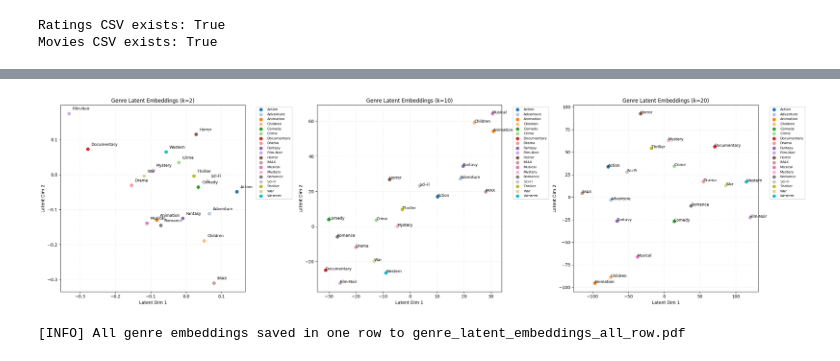
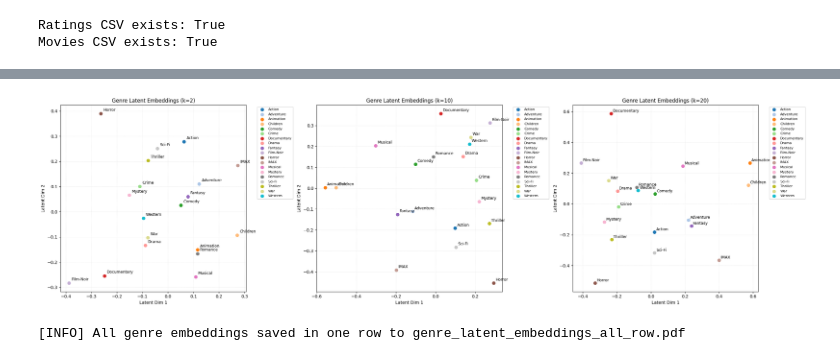
Before and after one commit to DanielAyomide-git/applied-ml-at-scale-aims2025, a Jupyter notebook: Applied_ML_at_scale.ipynb, the cells around one changed output, grey strips where cells are left out. Cells and saved outputs as stored; diff of their text form; code cells hidden in the pictures.

```diff
--- a/Applied_ML_at_scale.ipynb
+++ b/Applied_ML_at_scale.ipynb
@@ -981,5 +981,3 @@ df.load()
 # %% [output]
 Ratings CSV exists: True
 Movies CSV exists: True
-# %%
-movie_counts = np.array([len(r) for r in df.data_by_movie])
@@ -1670,15 +1377,22 @@ import pickle
 
 from sklearn.manifold import TSNE
 
+# def project_to_2d(emb_matrix):
+#     if emb_matrix.shape[1] > 2:
+#         # Use t-SNE for better separation
+#         tsne = TSNE(n_components=2, random_state=42, perplexity=5)
+#         emb_2d = tsne.fit_transform(emb_matrix)
+#     else:
+#         emb_2d = emb_matrix
+#     return emb_2d
+
+
 def project_to_2d(emb_matrix):
+    """Project embeddings to 2D using PCA"""
     if emb_matrix.shape[1] > 2:
-        # Use t-SNE for better separation
-        tsne = TSNE(n_components=2, random_state=42, perplexity=5)
-        emb_2d = tsne.fit_transform(emb_matrix)
-    else:
-        emb_2d = emb_matrix
-    return emb_2d
-
+        pca = PCA(n_components=2)
+        return pca.fit_transform(emb_matrix)
+    return emb_matrix
 # -------------------------------------------
 # CONFIG
 # -------------------------------------------
@@ -1744,6 +1458,8 @@ def plot_genre_embeddings_on_ax(model, df, movie_counts, ax, title, genres=all_g
     ax.grid(True, linestyle=":", alpha=0.4)
     ax.legend(fontsize=8, bbox_to_anchor=(1.05, 1), loc='upper left')
 
+
+
 # -------------------------------------------
 # LOAD MODELS
 # -------------------------------------------
@@ -1752,34 +1468,35 @@ model_paths = {
     10: "models/als_model_k10.pkl",
     20: "models/als_model_k20.pkl",
 }
 
 models = {}
 for k, path in model_paths.items():
     with open(path, "rb") as f:
         models[k] = pickle.load(f)
 
 # -------------------------------------------
 # CREATE FIGURE WITH 3 SUBPLOTS (ONE ROW)
 # -------------------------------------------
 fig, axes = plt.subplots(1, 3, figsize=(25, 7))  # wider to fit legend
 
 for ax, k in zip(axes, [2, 10, 20]):
     title = f"Genre Latent Embeddings (k={k})"
     plot_genre_embeddings_on_ax(models[k], df, movie_counts, ax, title)
 
 plt.tight_layout()
 
 # SAVE TO PDF
 pdf_path = "genre_latent_embeddings_all_row.pdf"
 with PdfPages(pdf_path) as pdf:
     pdf.savefig(fig)
 
 plt.show()
 plt.close(fig)
 
+
 print(f"[INFO] All genre embeddings saved in one row to {pdf_path}")
 # %% [output]
-[figure, old version]
+[figure, new version]
 [INFO] All genre embeddings saved in one row to genre_latent_embeddings_all_row.pdf
 # %%
 import numpy as np
```
Also changed, not shown: parts of 11 cells of this notebook, 25 other files.
